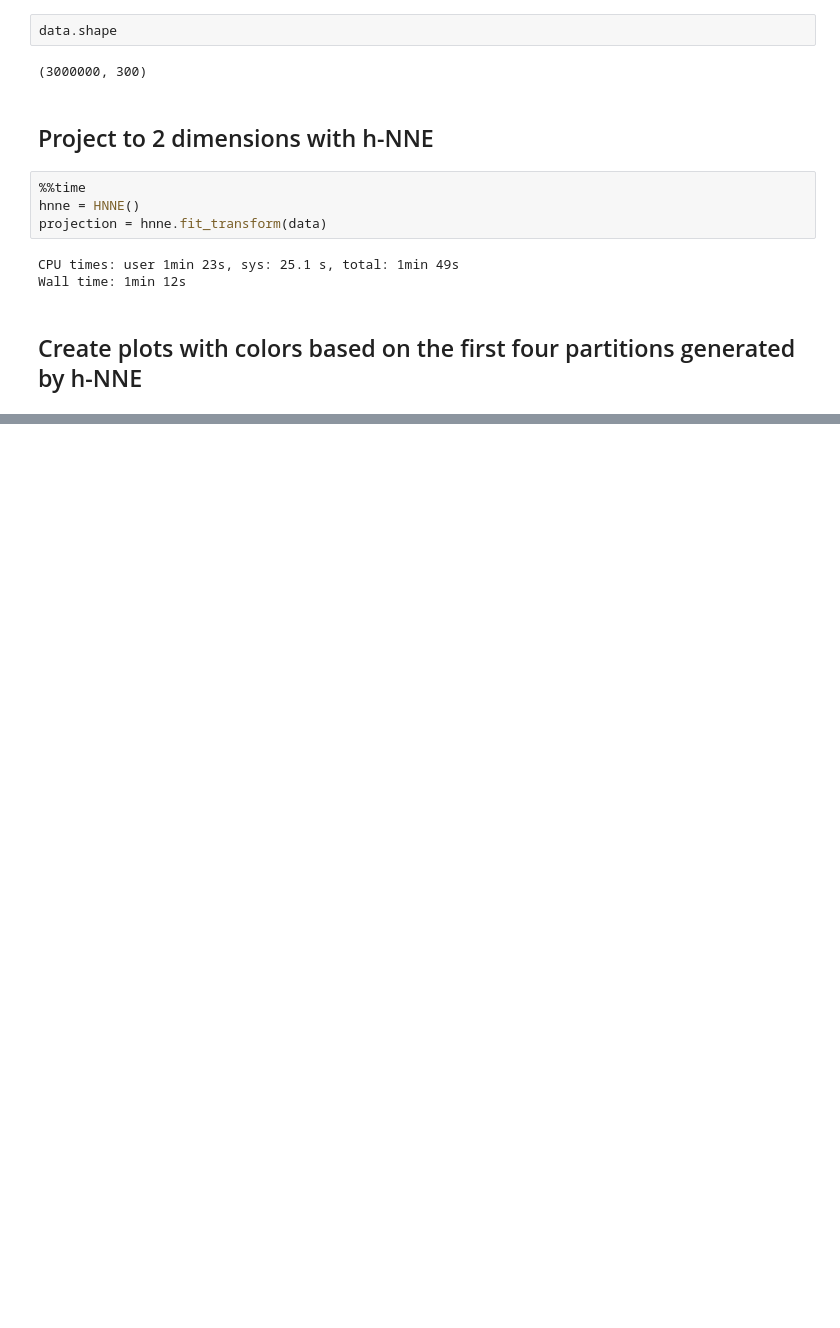
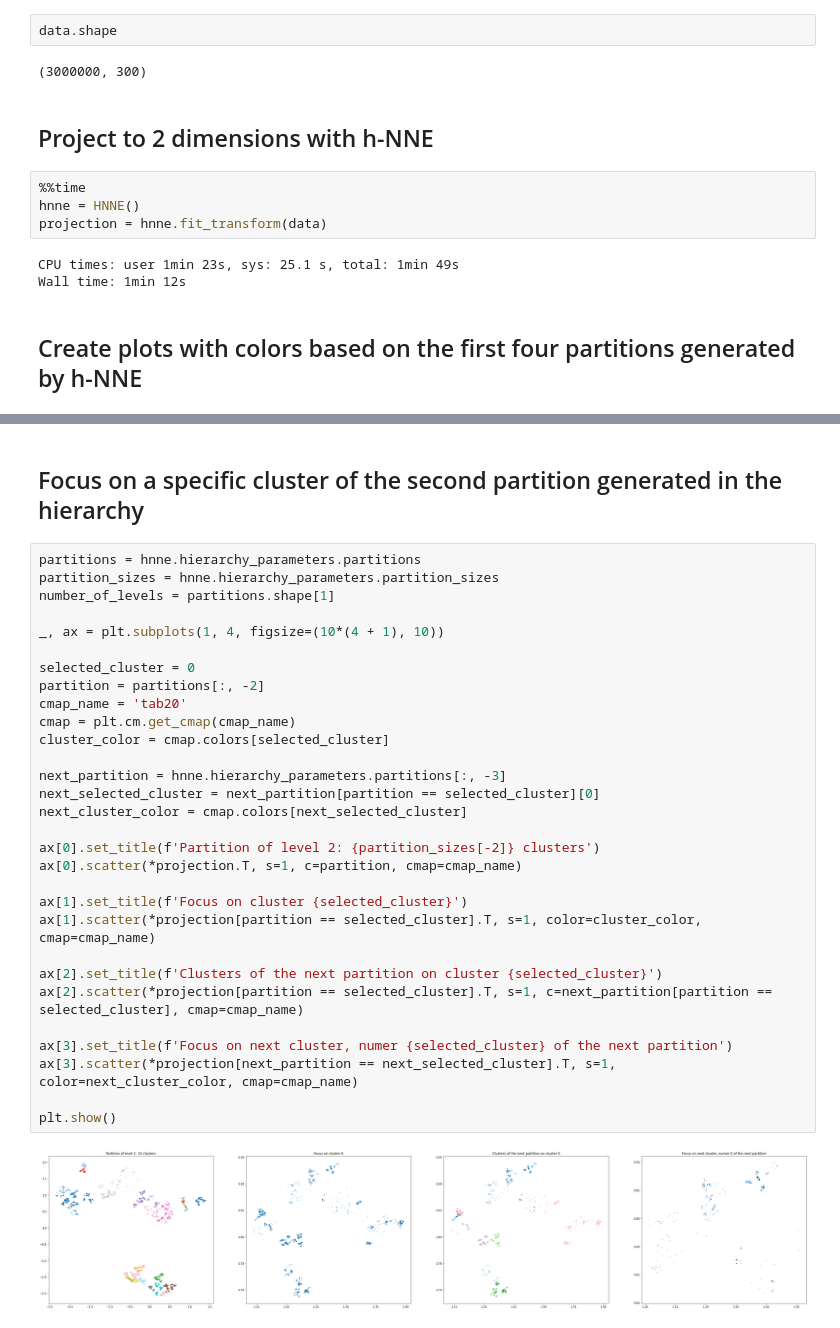
Before and after one commit to koulakis/h-nne, a Jupyter notebook: notebooks/demo3_unsupervised_clustering.ipynb, the cells around one changed output, grey strips where cells are left out. Cells and saved outputs as stored; diff of their text form; blank space fills up the shorter version.

```diff
--- a/notebooks/demo3_unsupervised_clustering.ipynb
+++ b/notebooks/demo3_unsupervised_clustering.ipynb
@@ -59,3 +57,37 @@ for i in range(1, 4):
 plt.show()
 # %% [output]
 [figure]
+# %% [markdown]
+## Focus on a specific cluster of the second partition generated in the hierarchy
+# %%
+partitions = hnne.hierarchy_parameters.partitions
+partition_sizes = hnne.hierarchy_parameters.partition_sizes
+number_of_levels = partitions.shape[1]
+
+_, ax = plt.subplots(1, 4, figsize=(10*(4 + 1), 10))
+
+selected_cluster = 0
+partition = partitions[:, -2]
+cmap_name = 'tab20'
+cmap = plt.cm.get_cmap(cmap_name)
+cluster_color = cmap.colors[selected_cluster]
+
+next_partition = hnne.hierarchy_parameters.partitions[:, -3]
+next_selected_cluster = next_partition[partition == selected_cluster][0]
+next_cluster_color = cmap.colors[next_selected_cluster]
+
+ax[0].set_title(f'Partition of level 2: {partition_sizes[-2]} clusters')
+ax[0].scatter(*projection.T, s=1, c=partition, cmap=cmap_name)
+
+ax[1].set_title(f'Focus on cluster {selected_cluster}')
+ax[1].scatter(*projection[partition == selected_cluster].T, s=1, color=cluster_color, cmap=cmap_name)
+
+ax[2].set_title(f'Clusters of the next partition on cluster {selected_cluster}')
+ax[2].scatter(*projection[partition == selected_cluster].T, s=1, c=next_partition[partition == selected_cluster], cmap=cmap_name)
+
+ax[3].set_title(f'Focus on next cluster, numer {selected_cluster} of the next partition')
+ax[3].scatter(*projection[next_partition == next_selected_cluster].T, s=1, color=next_cluster_color, cmap=cmap_name)
+
+plt.show()
+# %% [output]
+[figure, added]
```
Also changed, not shown: parts of 1 cell of this notebook, 1 other file.
